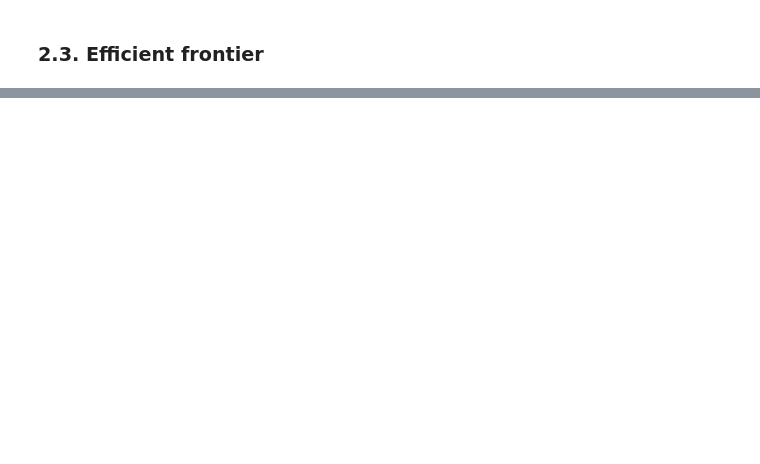
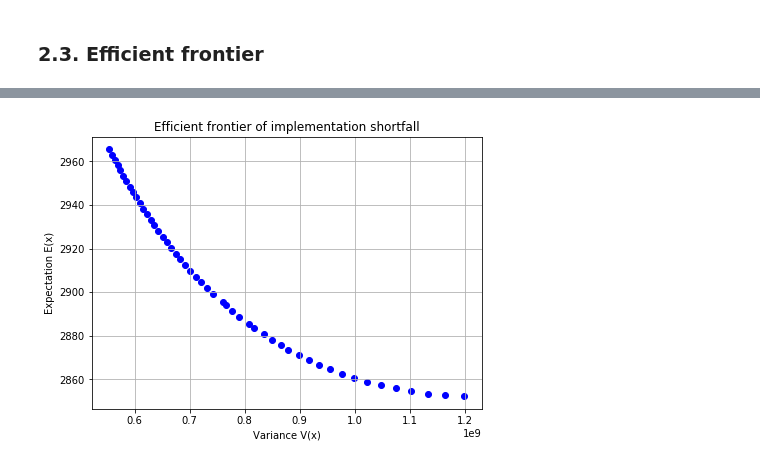
Before and after one commit to IlluvatarEru/ElectronicMarkets, a Jupyter notebook: Almgren-Chriss - Efficient Frontier.ipynb, the cells around one changed output, grey strips where cells are left out. Saved outputs shown, nothing was run; the diff lists cells and outputs as text; code cells hidden in the pictures; blank space fills up the shorter version.

```diff
--- a/Almgren-Chriss - Efficient Frontier.ipynb
+++ b/Almgren-Chriss - Efficient Frontier.ipynb
@@ -325,2 +332,5 @@ array([[ 40000.],
 # %% [markdown]
 ### 2.3. Efficient frontier
+# %%
+risks = np.linspace(0.1*10**(-7), 5.0*10**(-7), 50)
+risks
@@ -326,0 +355,26 @@ array([[ 40000.],
+# %%
+# risks = [-2*10**(-8), 0.5*10**(-7), 1.0*10**(-7), 1.5*10**(-7), 2.0*10**(-7)]
+
+x = []
+y = []
+
+for r in risks:
+    temp = efficient_frontier_IS(X=40000, risk=r, nb_T=50,
+                                 tau=0.5, gamma=2.5*10**(-7), eta=2.5*10**(-6),
+                                 eps=0.0625, plot='False')
+
+    x.append(temp[2])  # V(x)
+    y.append(temp[1])  # E(x)
+
+# print(x)
+# print(y)
+# %%
+plt.figure(figsize=(7,5))
+plt.scatter(x, y, marker='o', color='blue')
+plt.grid(True)
+plt.xlabel('Variance V(x)')
+plt.ylabel('Expectation E(x)')
+plt.title('Efficient frontier of implementation shortfall')
+plt.show()
+# %% [output]
+[figure, added]
```
Also changed, not shown: parts of 9 cells of this notebook.
